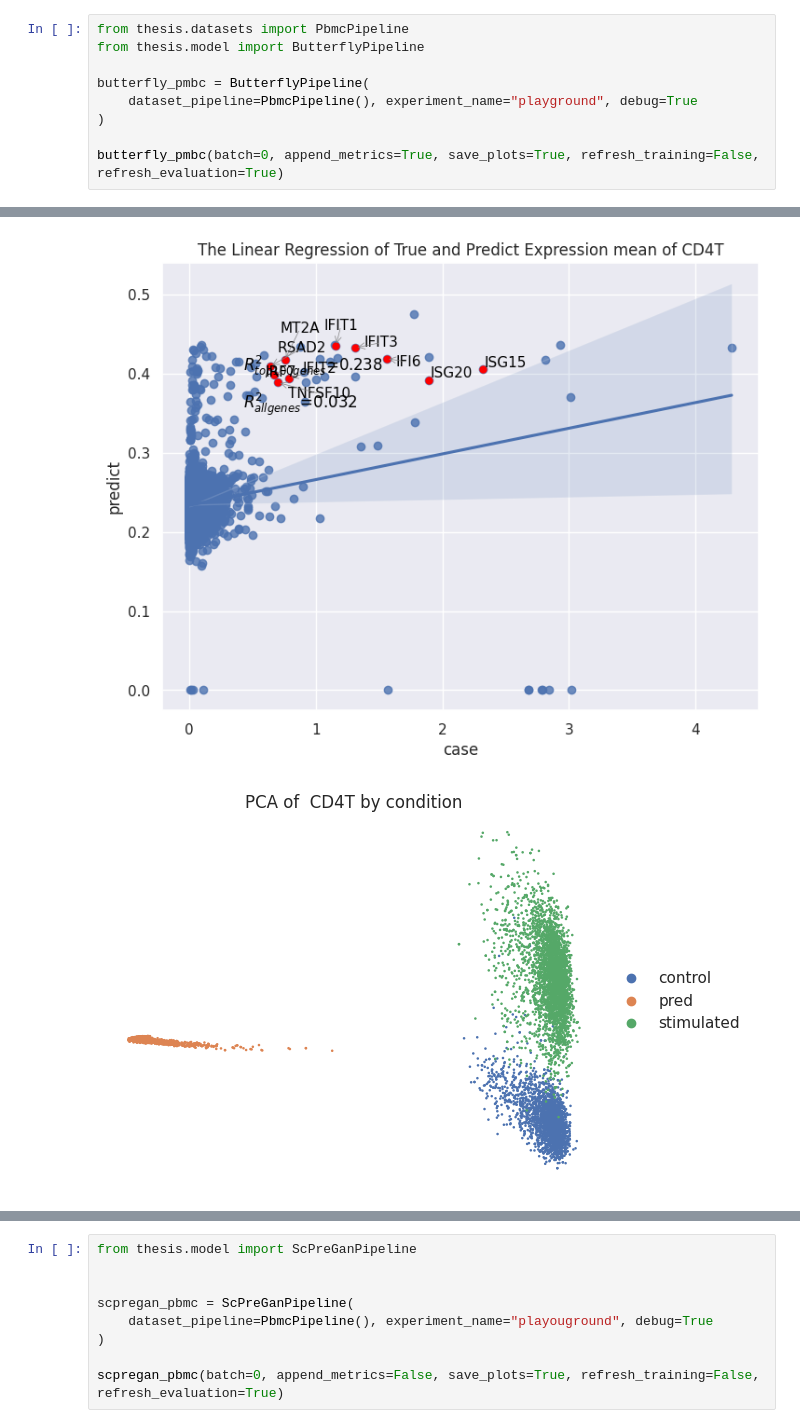
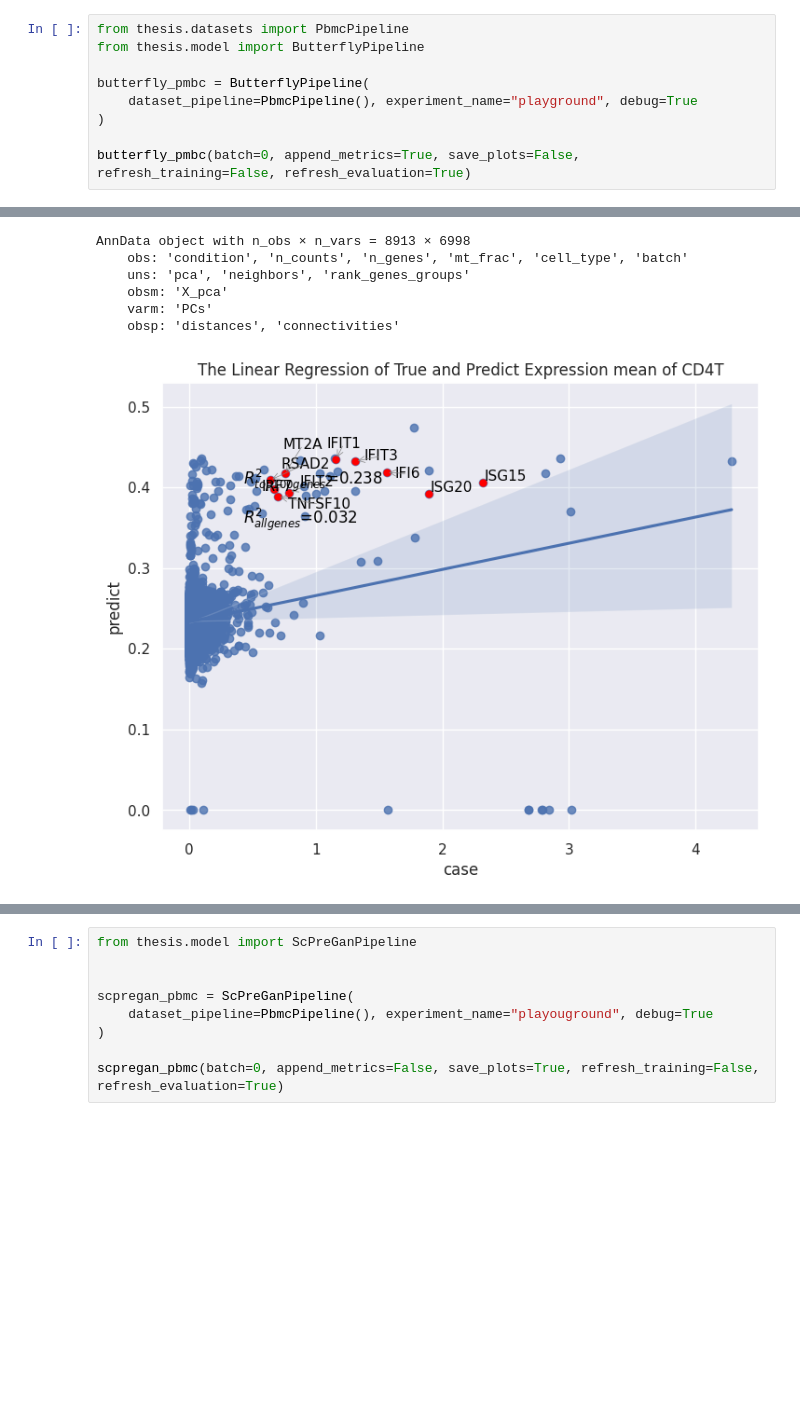
Before and after one commit to thodkatz/thesis, a Jupyter notebook: experiments/playground.ipynb, the cells around one changed output, grey strips where cells are left out. Cells and saved outputs as stored; diff of their text form; blank space fills up the shorter version.

```diff
--- a/experiments/playground.ipynb
+++ b/experiments/playground.ipynb
@@ -6,7 +6,7 @@ butterfly_pmbc = ButterflyPipeline(
     dataset_pipeline=PbmcPipeline(), experiment_name="playground", debug=True
 )
 
-butterfly_pmbc(batch=0, append_metrics=True, save_plots=True, refresh_training=False, refresh_evaluation=True)
+butterfly_pmbc(batch=0, append_metrics=True, save_plots=False, refresh_training=False, refresh_evaluation=True)
 # %% [output]
 [INFO] Trainer: CUDA availability: True
 [INFO] Trainer: CUDA availability: True
@@ -39,2 +29,7 @@ WARNING: saving figure to file /g/kreshuk/katzalis/repos/thesis/saved_results/Bu
+AnnData object with n_obs × n_vars = 8913 × 6998
+    obs: 'condition', 'n_counts', 'n_genes', 'mt_frac', 'cell_type', 'batch'
+    uns: 'pca', 'neighbors', 'rank_genes_groups'
+    obsm: 'X_pca'
+    varm: 'PCs'
+    obsp: 'distances', 'connectivities'
-[figure, old version]
+[figure, new version]
-[figure, removed]
```
Also changed, not shown: parts of 3 cells of this notebook, 5 other files.
